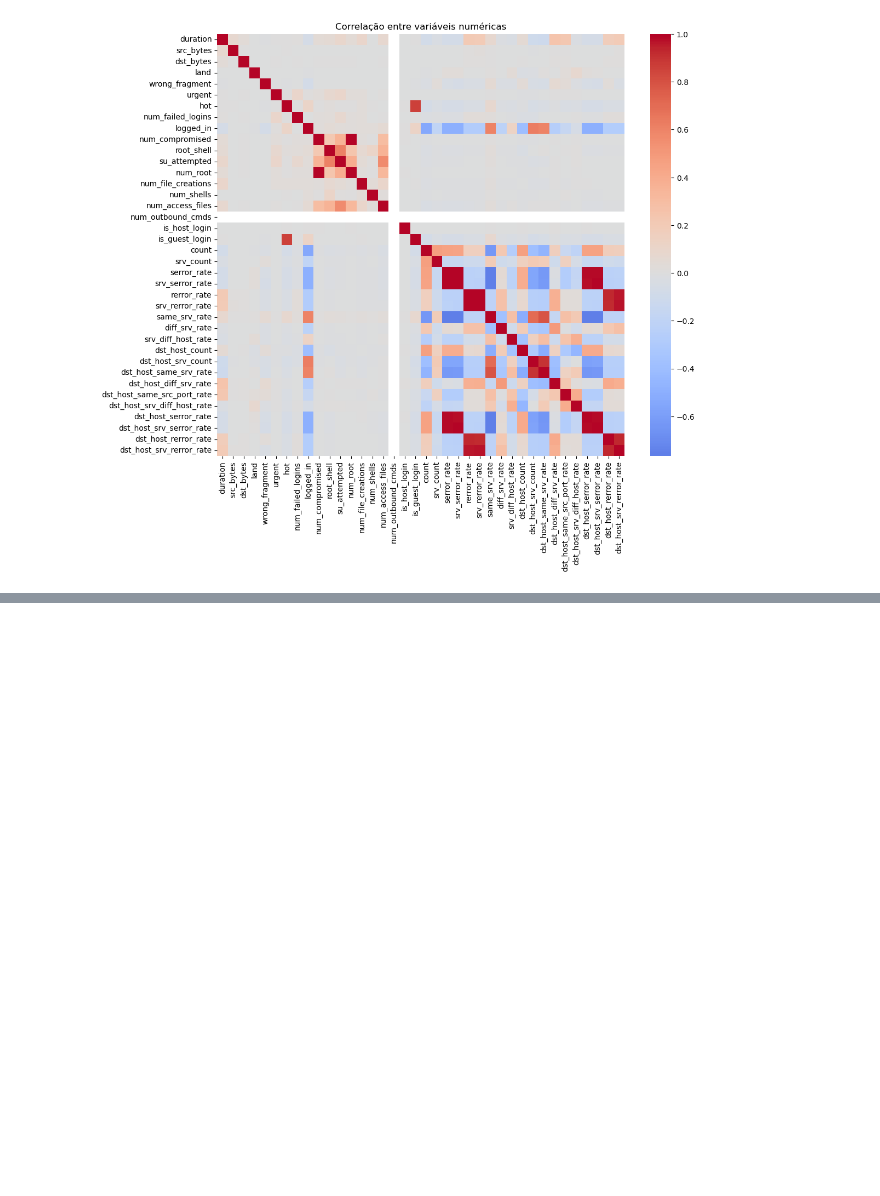
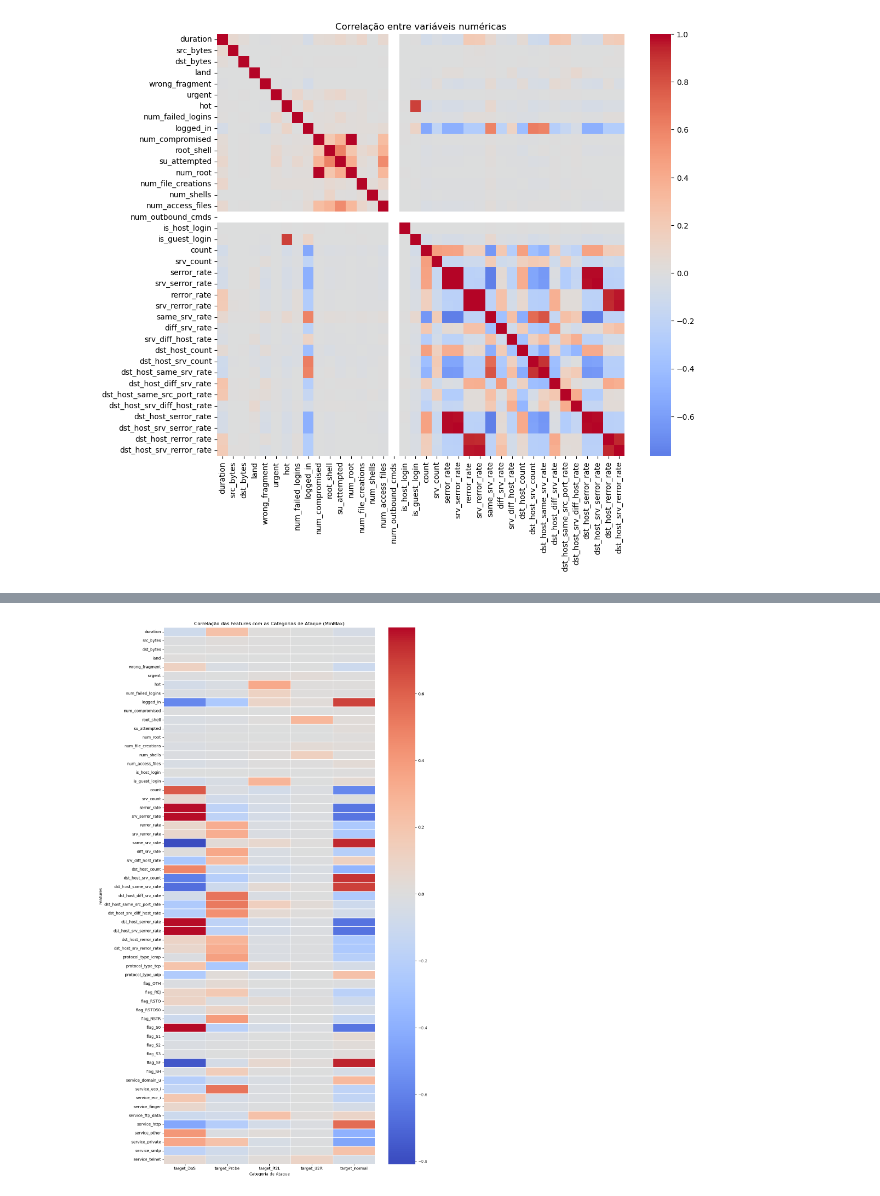
Before and after one commit to pedro-coelho-dr/ml-ids, a Jupyter notebook: notebooks/01_exploration.ipynb, the cells around one changed output, grey strips where cells are left out. Cells and saved outputs as stored; diff of their text form; code cells hidden in the pictures; blank space fills up the shorter version.

```diff
--- a/notebooks/01_exploration.ipynb
+++ b/notebooks/01_exploration.ipynb
@@ -253,0 +270,23 @@ plt.show()
+# %%
+# Adiciona one-hot da variável de classe
+df_targets = pd.get_dummies(df["attack_category"], prefix="target")
+
+# Junta no mesmo df (sem a coluna original string)
+df_corr = df.drop(columns=["attack_category"]).join(df_targets)
+
+# Calcula nova matriz de correlação
+corr = df_corr.corr(numeric_only=True)
+
+attack_cols = [col for col in df_targets.columns if col in corr.columns]
+feature_corr = corr[attack_cols].drop(index=attack_cols, errors="ignore")
+
+# Heatmap
+plt.figure(figsize=(12, 20))
+sns.heatmap(feature_corr, cmap="coolwarm", center=0, linewidths=0.1)
+plt.title("Correlação das Features com as Categorias de Ataque (MinMax)")
+plt.xlabel("Categoria de Ataque")
+plt.ylabel("Features")
+plt.tight_layout()
+plt.show()
+# %% [output]
+[figure, added]
```
Also changed, not shown: parts of 2 cells of this notebook, 17 other files.
